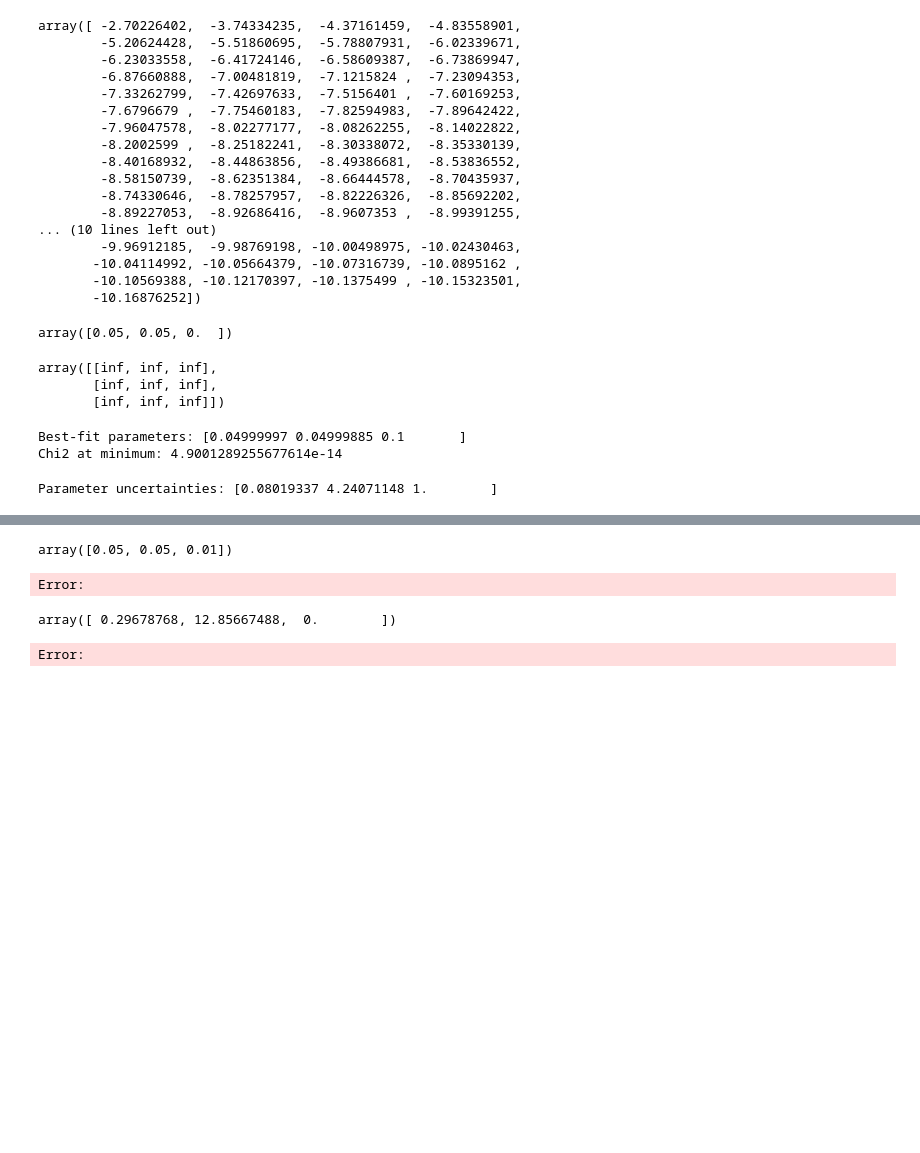
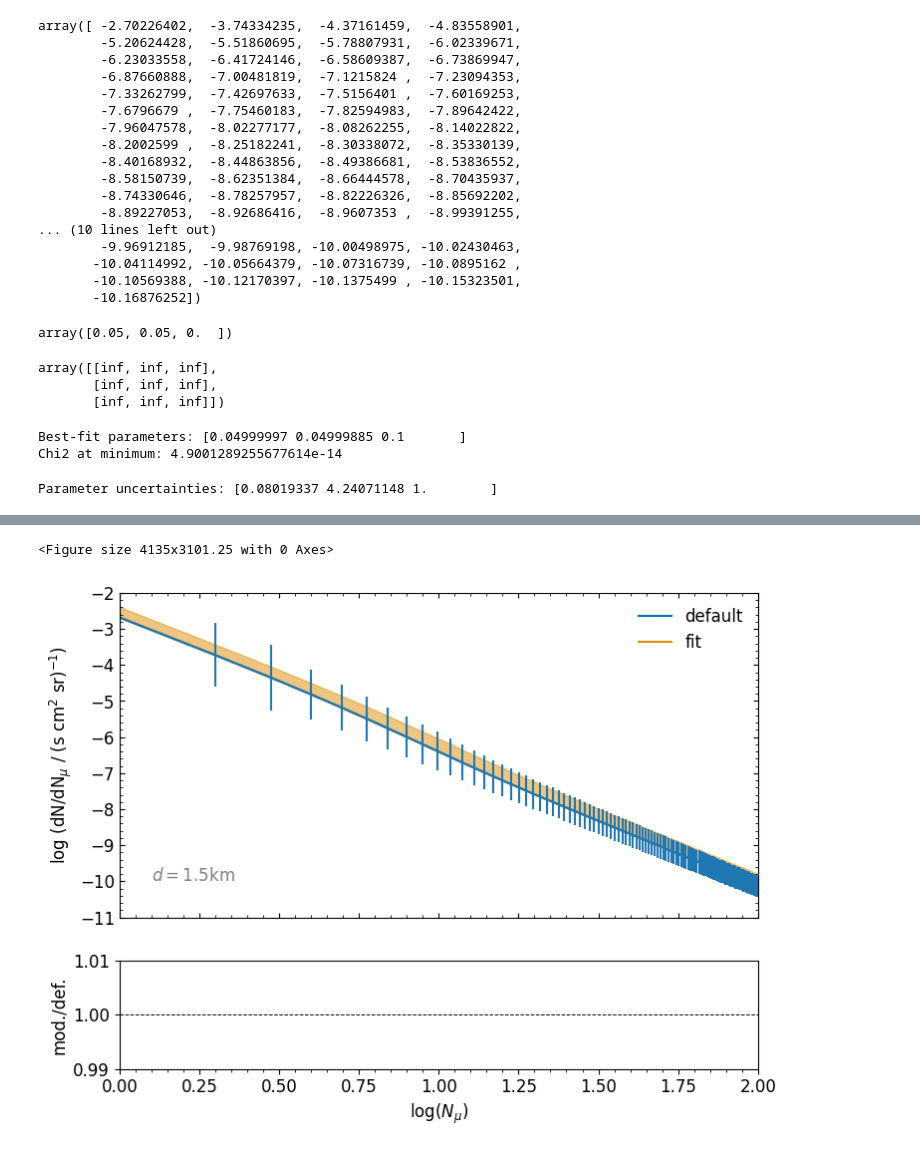
Before and after one commit to karohymon/cs-analysis, a Jupyter notebook: IceCube_diffuse_underground_bundles/dNdNmu_fit.ipynb, the cells around one changed output, grey strips where cells are left out. Drawn from its saved outputs; the diff is of its cells as text; code cells hidden in the pictures; blank space fills up the shorter version.

```diff
--- a/IceCube_diffuse_underground_bundles/dNdNmu_fit.ipynb
+++ b/IceCube_diffuse_underground_bundles/dNdNmu_fit.ipynb
@@ -468,0 +531,8 @@ Parameter uncertainties: [0.08019337 4.24071148 1.        ]
+# %%
+if result.hess_inv is not None:
+    try:
+        pcov = result.hess_inv if isinstance(result.hess_inv, np.ndarray) else result.hess_inv.todense()
+        perr = np.sqrt(np.diag(pcov))
+        print("Parameter uncertainties:", perr)
+    except Exception as e:
+        print("Covariance estimation failed:", e)
@@ -492,3 +565,0 @@ Error:
-# %%
-popt = output.beta
-pcov = output.cov_beta
@@ -504,11 +566,56 @@ Error:
-# %%
-popt
-# %% [output]
-array([0.05, 0.05, 0.01])
-Error:
-# %%
-param_errors = np.sqrt(np.diag(output.cov_beta))
-param_errors
-# %% [output]
-array([ 0.29678768, 12.85667488,  0.        ])
-Error:
+# %%
+upper_param = popt+perr
+lower_param = popt-perr
+
+
+
+
+y_max = log_model_all(np.log10(Nmu),  upper_param[0],upper_param[1],upper_param[2],upper_param[3],upper_param[4],upper_param[5],upper_param[6],upper_param[7],upper_param[8])
+y_min = log_model_all(np.log10(Nmu),  lower_param[0],lower_param[1],lower_param[2],lower_param[3],lower_param[4],lower_param[5],lower_param[6],lower_param[7],lower_param[8])
+
+
+# plot error of fit
+A4_width_inches = 8.27  # Width of A4 paper in inches
+A4_height_inches = A4_width_inches * 0.75 # Height is one-third of width
+figsize = (A4_width_inches, A4_height_inches)
+
+# Create subplots using GridSpec
+fig = plt.figure(figsize=figsize, dpi=500)
+fig.tight_layout(pad=0.4)
+
+# Create a gridspec with 2 rows and 1 column, where the second row will be narrow
+fig, (ax1, ax2) = plt.subplots(2, 1, figsize=(A4_width_inches, A4_height_inches), sharex=True, height_ratios=[3,1 ])
+
+# Plot lines with labels (same as before)
+ax1.plot(np.log10(Nmu), np.log10(dNdNmu_def[0]), color=colors[0], label=r'default')
+ax1.plot(np.log10(Nmu), log_model_all(np.log10(Nmu), popt[0], popt[1], popt[2], popt[3], popt[4], popt[5],popt[6],popt[7],popt[8]) , color=colors[1], label=r'fit')
+ax1.fill_between(np.log10(Nmu),y_min , log_model_all(np.log10(Nmu), popt[0], popt[1], popt[2], popt[3], popt[4], popt[5],popt[6],popt[7],popt[8]), color=colors[1],alpha=0.5)
+ax1.errorbar(np.log10(Nmu), np.log10(dNdNmu_def[0]),yerr=y_err_log)
+ax1.set_ylim(-11,-2)
+
+ax1.set_ylabel("log (dN/dN$_\mu$ / (s cm$^2$ sr)$^{-1})$")
+plt.setp(ax1.get_xticklabels(), visible=False)
+
+
+ax1.minorticks_on()
+ax1.tick_params(axis='x', which='both', direction='in', bottom=True, top=True)
+ax1.tick_params(axis='y', which='both', direction='in', left=True, right=True)
+
+ax1.legend( loc='upper right', frameon=False)
+ax1.text(0.1, -10, '$d=$' +str(d[0])+  'km' , fontsize=12, color='grey')
+
+#ax2.plot(np.log10(Nmu), np.log10(dNdNmu_mod[i])/np.log10(dNdNmu_def[i]),  color=colors[0])
+ax2.plot([0.,2.],[1,1], lw=0.7, ls="--",color='black')
+
+ax2.set_xlabel('log($N_{\mu}$)')
+ax2.set_ylabel('mod./def.')
+ax2.set_ylim(0.99,1.01)
+ax2.set_xlim(0,2)
+
+
+# Save the figure
+#plt.savefig(plot_dir+ "dNdNmu_fit_depth" + str(d[0])+"km.pdf", bbox_inches='tight')
+plt.show()
+# %% [output]
+<Figure size 4135x3101.25 with 0 Axes>
+[figure, added]
```
Also changed, not shown: parts of 10 cells of this notebook, 2 other files.
